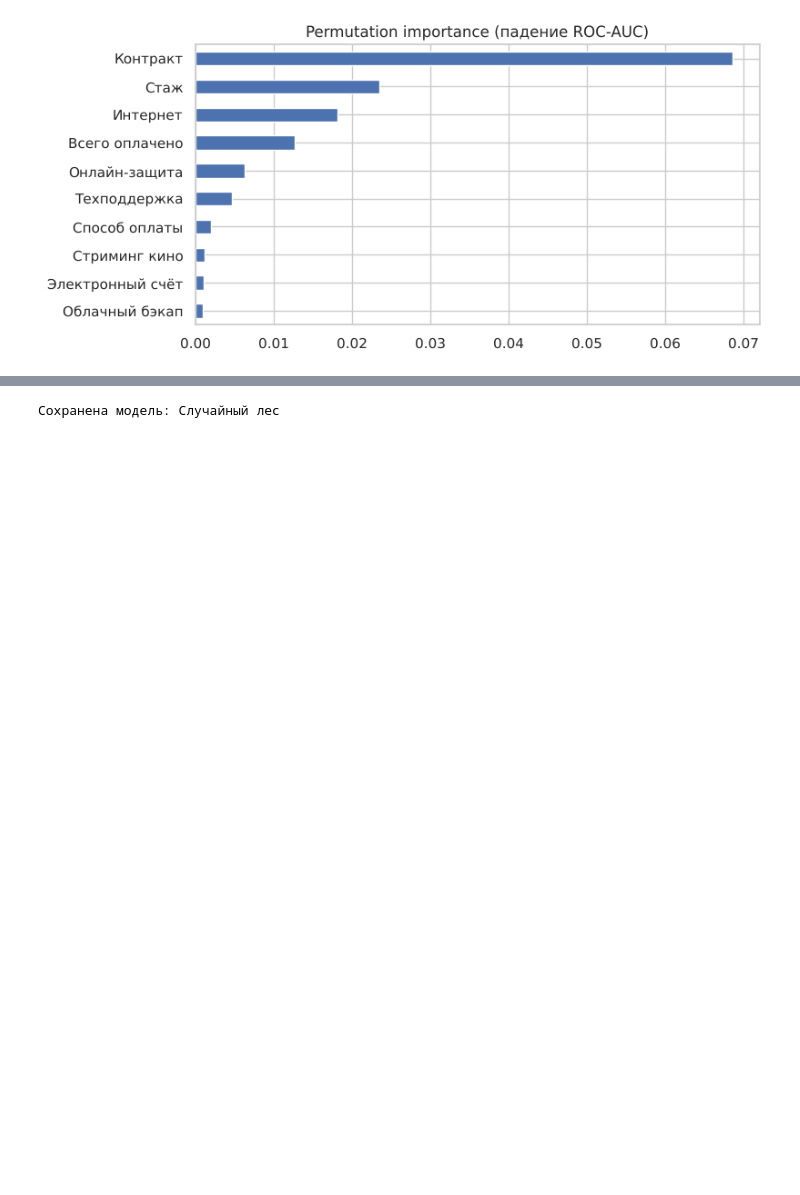
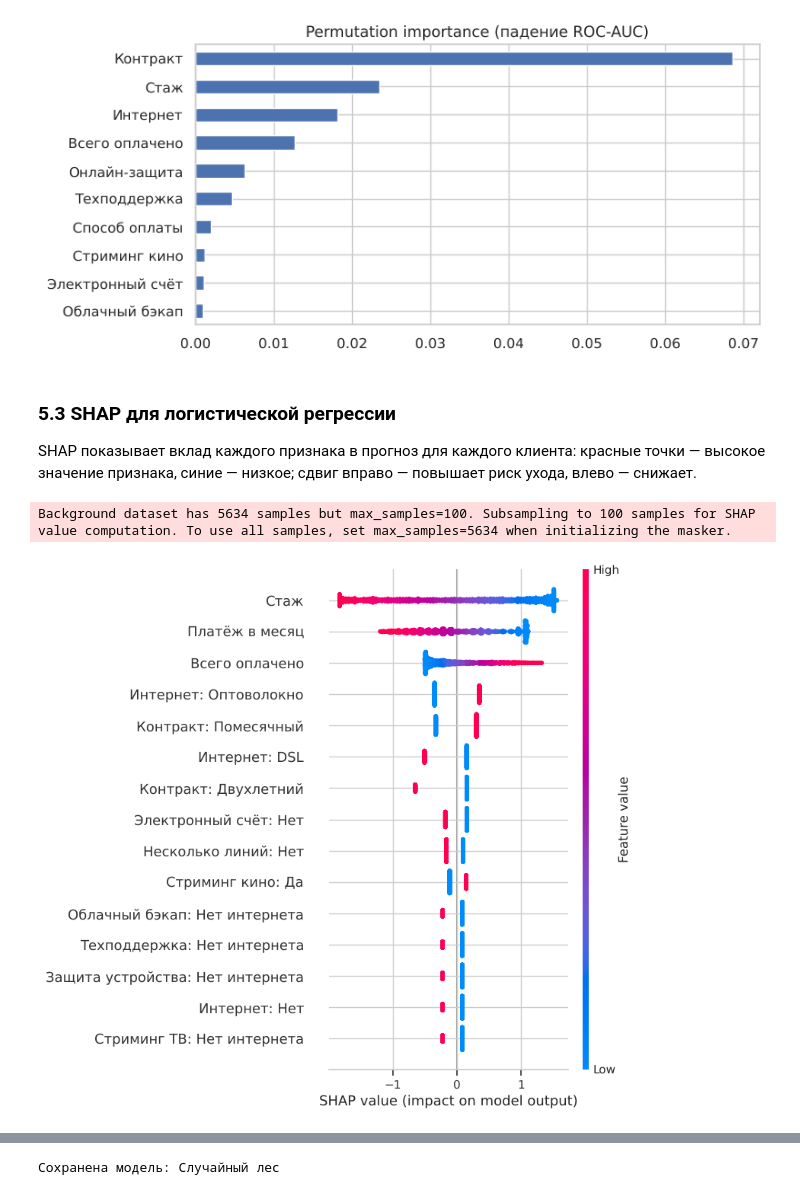
Before and after one commit to niksahn/magistrProject, a Jupyter notebook: churn_telco.ipynb, the cells around one changed output, grey strips where cells are left out. Drawn from its saved outputs; the diff is of its cells as text; code cells hidden in the pictures; blank space fills up the shorter version.

```diff
--- a/churn_telco.ipynb
+++ b/churn_telco.ipynb
@@ -126,7 +126,7 @@ VALUES_RU = {
     "Credit card (automatic)": "Кредитная карта (авто)",
 }
 
-df = df.drop(columns="customerID")                                  # ID не несёт информации
+df = df.set_index("customerID")                                     # ID не признак, но пригодится в списке риска
 df["TotalCharges"] = pd.to_numeric(df["TotalCharges"], errors="coerce").fillna(0)
 df["Churn"] = (df["Churn"] == "Yes").astype("int8")                 # 1 = ушёл
 df["SeniorCitizen"] = df["SeniorCitizen"].astype("int8")            # 0/1
@@ -411,3 +411,20 @@ imp = pd.Series(perm.importances_mean, index=X_test.columns).sort_values()
 imp.tail(10).plot.barh(figsize=(8, 4), title="Permutation importance (падение ROC-AUC)");
 # %% [output]
 [figure]
+# %% [markdown]
+### 5.3 SHAP для логистической регрессии
+SHAP показывает вклад каждого признака в прогноз для каждого клиента: красные точки — высокое значение признака, синие — низкое;
+сдвиг вправо — повышает риск ухода, влево — снижает.
+# %%
+import shap
+
+prep, lr_model = lr.named_steps["prep"], lr.named_steps["model"]
+to_dense = lambda m: m.toarray() if hasattr(m, "toarray") else np.asarray(m)
+X_train_t, X_test_t = to_dense(prep.transform(X_train)), to_dense(prep.transform(X_test))
+
+explainer = shap.LinearExplainer(lr_model, X_train_t)
+shap_values = explainer.shap_values(X_test_t)
+shap.summary_plot(shap_values, X_test_t, feature_names=names, max_display=15)
+# %% [output]
+Background dataset has 5634 samples but max_samples=100. Subsampling to 100 samples for SHAP value computation. To use all samples, set max_samples=5634 when initializing the masker.
+[figure, added]
```
Also changed, not shown: parts of 7 cells of this notebook, 3 other files.
